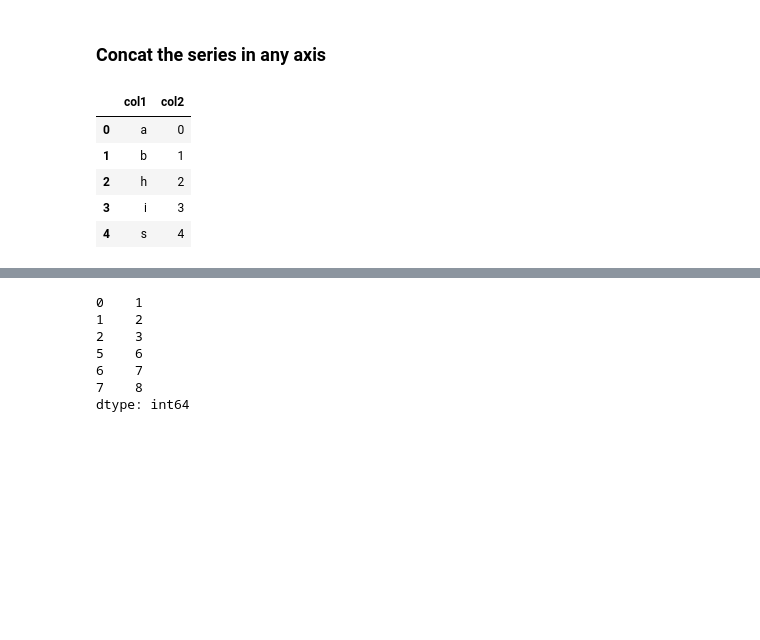
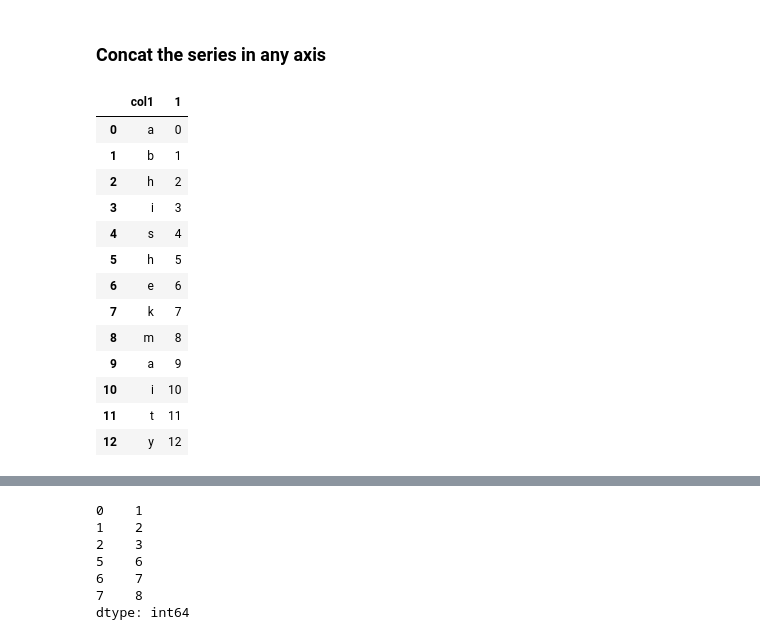
Before and after one commit to AbhishekMaity001/Python-Code-Snippets, a Jupyter notebook: Pandas/Pandas101.ipynb, the cells around one changed output, grey strips where cells are left out. Drawn from its saved outputs; the diff is of its cells as text; code cells hidden in the pictures; blank space fills up the shorter version.

```diff
--- a/Pandas/Pandas101.ipynb
+++ b/Pandas/Pandas101.ipynb
@@ -62,12 +91,21 @@ ser2 = pd.Series(np.arange(13))
 # %%
 df = pd.concat([ser1, ser2], axis=1)
 df2 = pd.DataFrame({'col1' : ser1, 'col2' : ser2})
-# %%
-df2.head()
-# %% [output]
-|  | col1 | col2 |
-| 0 | a | 0 |
-| 1 | b | 1 |
-| 2 | h | 2 |
-| 3 | i | 3 |
-| 4 | s | 4 |
+# %%
+# df.head()
+df.rename(columns={0:'col1'})
+# %% [output]
+|  | col1 | 1 |
+| 0 | a | 0 |
+| 1 | b | 1 |
+| 2 | h | 2 |
+| 3 | i | 3 |
+| 4 | s | 4 |
+| 5 | h | 5 |
+| 6 | e | 6 |
+| 7 | k | 7 |
+| 8 | m | 8 |
+| 9 | a | 9 |
+| 10 | i | 10 |
+| 11 | t | 11 |
+| 12 | y | 12 |
```
Also changed, not shown: parts of 60 cells of this notebook, 3 other files.
